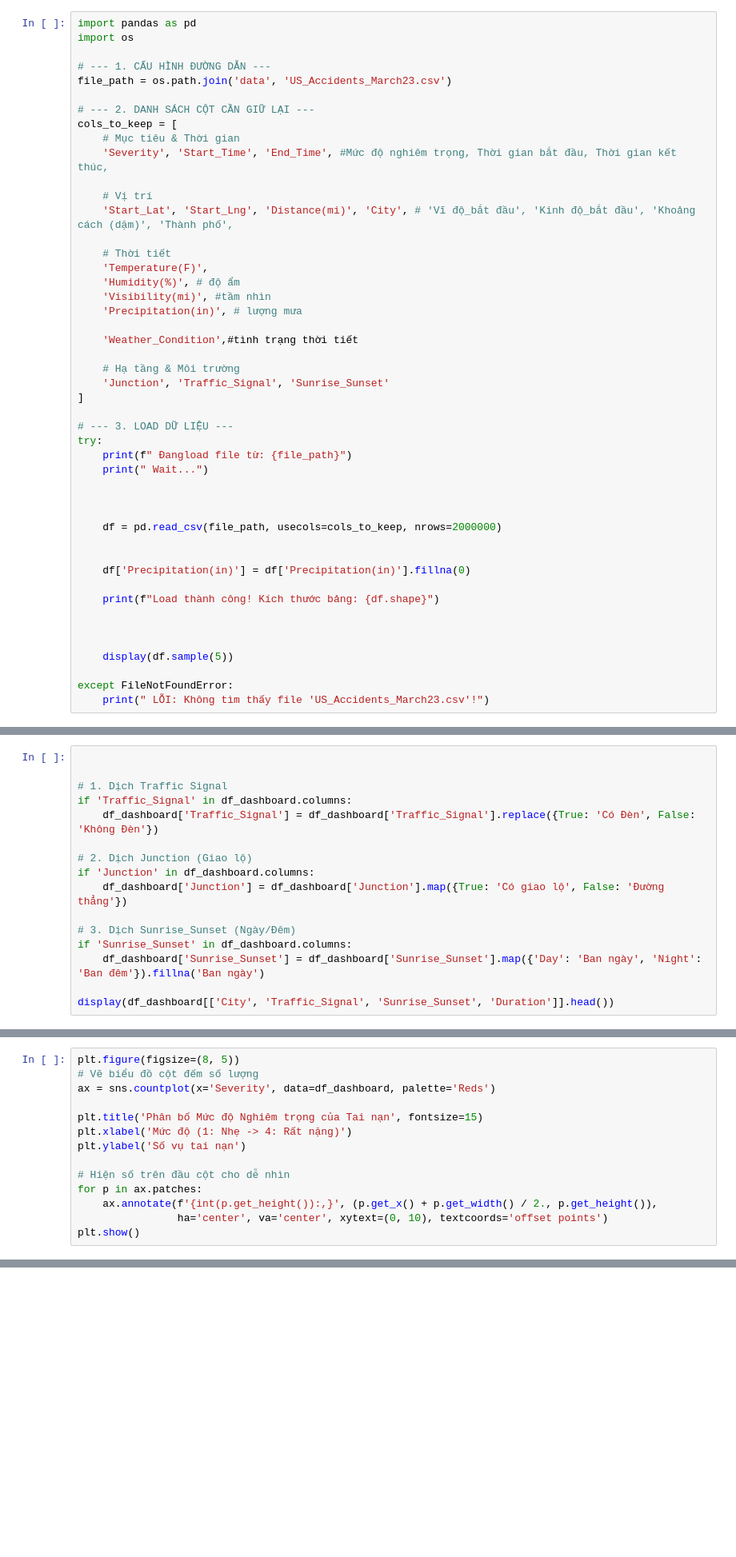
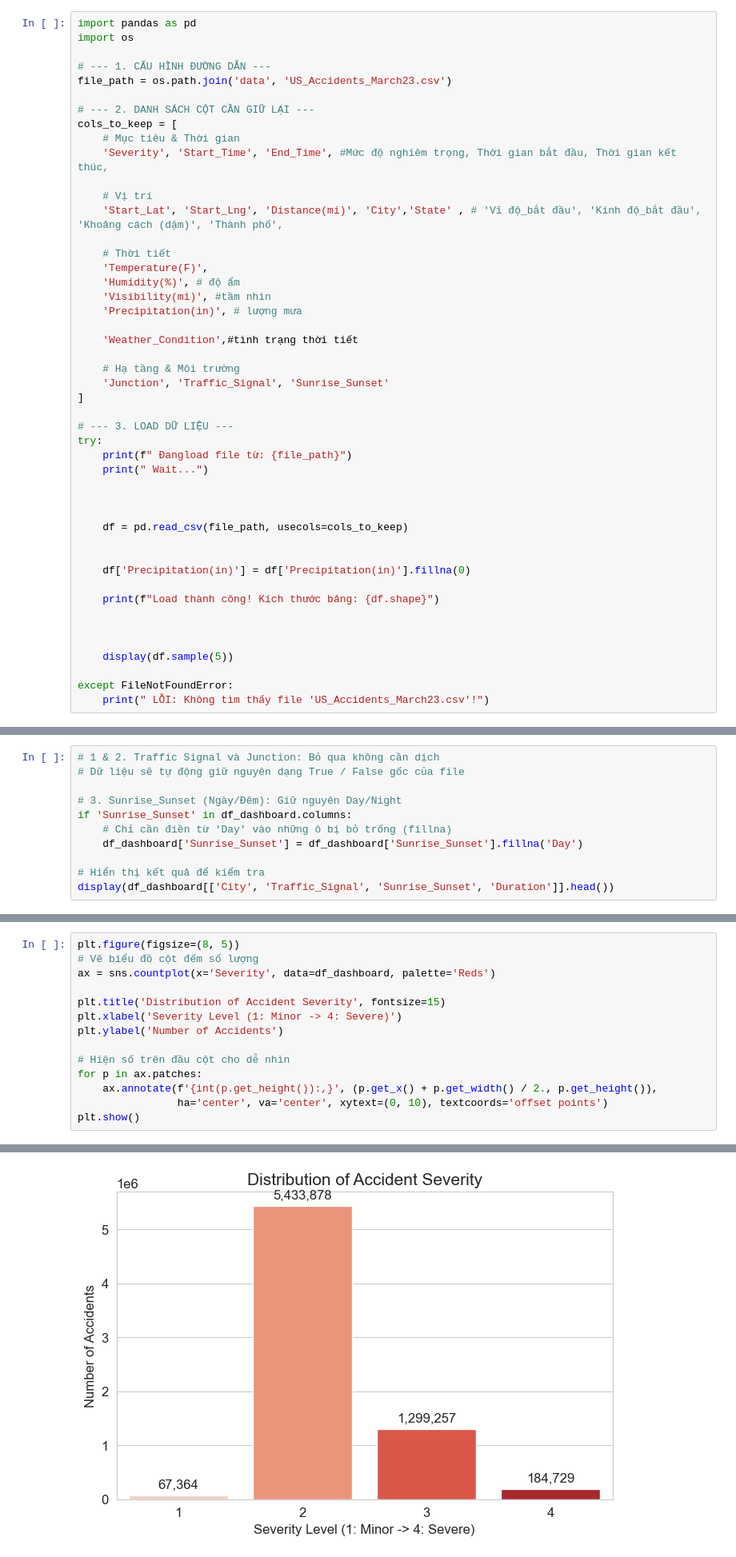
Before and after one commit to Traffic-Accident-Data-Analysis/DAP-Project, a Jupyter notebook: Untitled-1.ipynb, the cells around one changed output, grey strips where cells are left out. Shown at 80% size. Cells and saved outputs as stored; diff of their text form; blank space fills up the shorter version.

```diff
--- a/Untitled-1.ipynb
+++ b/Untitled-1.ipynb
@@ -11,7 +11,7 @@ cols_to_keep = [
     'Severity', 'Start_Time', 'End_Time', #Mức độ nghiêm trọng, Thời gian bắt đầu, Thời gian kết thúc,
 
     # Vị trí
-    'Start_Lat', 'Start_Lng', 'Distance(mi)', 'City', # 'Vĩ độ_bắt đầu', 'Kinh độ_bắt đầu', 'Khoảng cách (dặm)', 'Thành phố',
+    'Start_Lat', 'Start_Lng', 'Distance(mi)', 'City','State' , # 'Vĩ độ_bắt đầu', 'Kinh độ_bắt đầu', 'Khoảng cách (dặm)', 'Thành phố',
 
     # Thời tiết
     'Temperature(F)',
@@ -32,7 +32,7 @@ try:
 
 
 
-    df = pd.read_csv(file_path, usecols=cols_to_keep, nrows=2000000)
+    df = pd.read_csv(file_path, usecols=cols_to_keep)
 
 
     df['Precipitation(in)'] = df['Precipitation(in)'].fillna(0)
@@ -135,16 +188,11 @@ print(" Dữ liệu Dashboard đã sạch sẽ!")
 # %%
+# 1 & 2. Traffic Signal và Junction: Bỏ qua không cần dịch
+# Dữ liệu sẽ tự động giữ nguyên dạng True / False gốc của file
 
+# 3. Sunrise_Sunset (Ngày/Đêm): Giữ nguyên Day/Night
+if 'Sunrise_Sunset' in df_dashboard.columns:
+    # Chỉ cần điền từ 'Day' vào những ô bị bỏ trống (fillna)
+    df_dashboard['Sunrise_Sunset'] = df_dashboard['Sunrise_Sunset'].fillna('Day')
 
-# 1. Dịch Traffic Signal
-if 'Traffic_Signal' in df_dashboard.columns:
-    df_dashboard['Traffic_Signal'] = df_dashboard['Traffic_Signal'].replace({True: 'Có Đèn', False: 'Không Đèn'})
-
-# 2. Dịch Junction (Giao lộ)
-if 'Junction' in df_dashboard.columns:
-    df_dashboard['Junction'] = df_dashboard['Junction'].map({True: 'Có giao lộ', False: 'Đường thẳng'})
-
-# 3. Dịch Sunrise_Sunset (Ngày/Đêm)
-if 'Sunrise_Sunset' in df_dashboard.columns:
-    df_dashboard['Sunrise_Sunset'] = df_dashboard['Sunrise_Sunset'].map({'Day': 'Ban ngày', 'Night': 'Ban đêm'}).fillna('Ban ngày')
-
+# Hiển thị kết quả để kiểm tra
 display(df_dashboard[['City', 'Traffic_Signal', 'Sunrise_Sunset', 'Duration']].head())
@@ -199,12 +235,13 @@ plt.figure(figsize=(8, 5))
 # Vẽ biểu đồ cột đếm số lượng
 ax = sns.countplot(x='Severity', data=df_dashboard, palette='Reds')
 
-plt.title('Phân bố Mức độ Nghiêm trọng của Tai nạn', fontsize=15)
-plt.xlabel('Mức độ (1: Nhẹ -> 4: Rất nặng)')
-plt.ylabel('Số vụ tai nạn')
+plt.title('Distribution of Accident Severity', fontsize=15)
+plt.xlabel('Severity Level (1: Minor -> 4: Severe)')
+plt.ylabel('Number of Accidents')
 
 # Hiện số trên đầu cột cho dễ nhìn
 for p in ax.patches:
     ax.annotate(f'{int(p.get_height()):,}', (p.get_x() + p.get_width() / 2., p.get_height()),
                 ha='center', va='center', xytext=(0, 10), textcoords='offset points')
 plt.show()
+# %% [output]
@@ -211,3 +251,4 @@ plt.show()
+[figure, added]
 # %%
 plt.figure(figsize=(12, 6))
 
```
Also changed, not shown: parts of 11 cells of this notebook, 1 other file.
